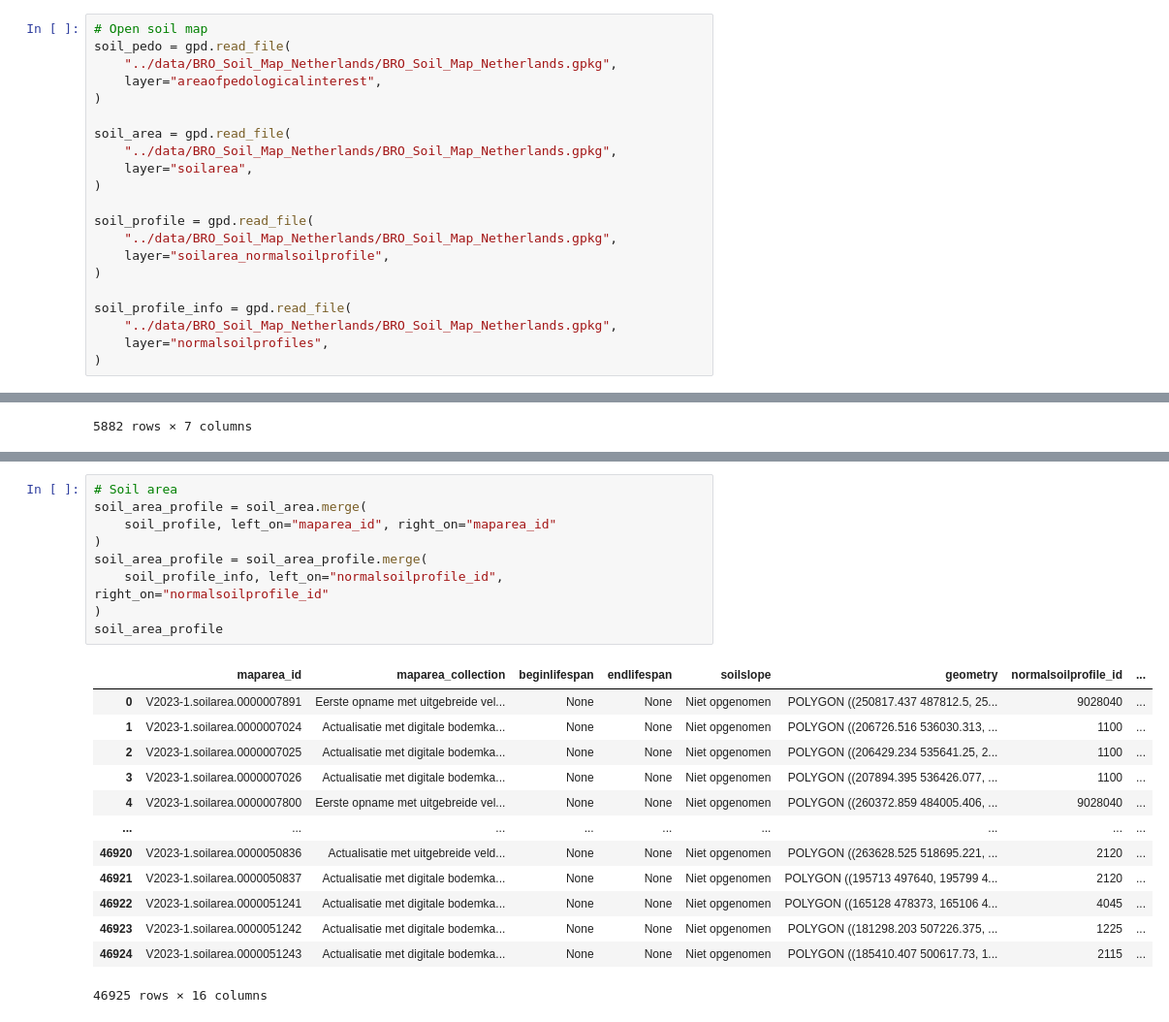
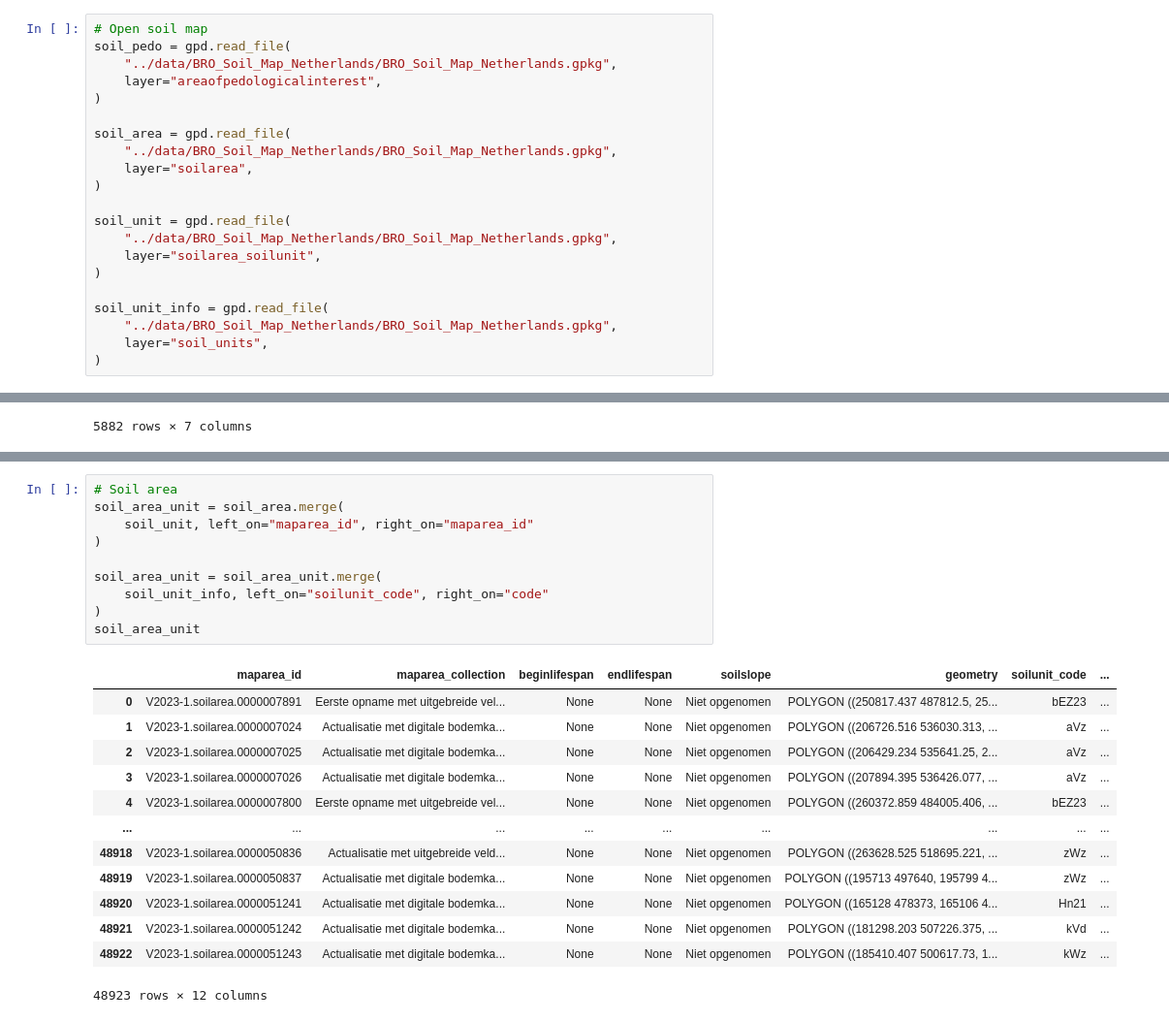
Before and after one commit to ramiqcom/hack4good-biodiversity, a Jupyter notebook: notebook/soil.ipynb, the cells around one changed output, grey strips where cells are left out. Shown: that part at 97% size. Drawn from its saved outputs; the diff is of its cells as text.

Commit message:
soil data work

```diff
--- a/notebook/soil.ipynb
+++ b/notebook/soil.ipynb
@@ -12,14 +16,14 @@ soil_area = gpd.read_file(
     layer="soilarea",
 )
 
-soil_profile = gpd.read_file(
+soil_unit = gpd.read_file(
     "../data/BRO_Soil_Map_Netherlands/BRO_Soil_Map_Netherlands.gpkg",
-    layer="soilarea_normalsoilprofile",
+    layer="soilarea_soilunit",
 )
 
-soil_profile_info = gpd.read_file(
+soil_unit_info = gpd.read_file(
     "../data/BRO_Soil_Map_Netherlands/BRO_Soil_Map_Netherlands.gpkg",
-    layer="normalsoilprofiles",
+    layer="soil_units",
 )
 # %%
 soil_pedo_label = soil_pedo["pedologicalinterest"].unique()
@@ -76,23 +113,24 @@ soil_profile_info
 # %%
 # Soil area
-soil_area_profile = soil_area.merge(
-    soil_profile, left_on="maparea_id", right_on="maparea_id"
+soil_area_unit = soil_area.merge(
+    soil_unit, left_on="maparea_id", right_on="maparea_id"
 )
-soil_area_profile = soil_area_profile.merge(
-    soil_profile_info, left_on="normalsoilprofile_id", right_on="normalsoilprofile_id"
+
+soil_area_unit = soil_area_unit.merge(
+    soil_unit_info, left_on="soilunit_code", right_on="code"
 )
-soil_area_profile
+soil_area_unit
 # %% [output]
-|  | maparea_id | maparea_collection | beginlifespan | endlifespan | soilslope | geometry | normalsoilprofile_id | ... |
-| 0 | V2023-1.soilarea.0000007891 | Eerste opname met uitgebreide vel... | None | None | Niet opgenomen | POLYGON ((250817.437 487812.5, 25... | 9028040 | ... |
-| 1 | V2023-1.soilarea.0000007024 | Actualisatie met digitale bodemka... | None | None | Niet opgenomen | POLYGON ((206726.516 536030.313, ... | 1100 | ... |
-| 2 | V2023-1.soilarea.0000007025 | Actualisatie met digitale bodemka... | None | None | Niet opgenomen | POLYGON ((206429.234 535641.25, 2... | 1100 | ... |
-| 3 | V2023-1.soilarea.0000007026 | Actualisatie met digitale bodemka... | None | None | Niet opgenomen | POLYGON ((207894.395 536426.077, ... | 1100 | ... |
-| 4 | V2023-1.soilarea.0000007800 | Eerste opname met uitgebreide vel... | None | None | Niet opgenomen | POLYGON ((260372.859 484005.406, ... | 9028040 | ... |
+|  | maparea_id | maparea_collection | beginlifespan | endlifespan | soilslope | geometry | soilunit_code | ... |
+| 0 | V2023-1.soilarea.0000007891 | Eerste opname met uitgebreide vel... | None | None | Niet opgenomen | POLYGON ((250817.437 487812.5, 25... | bEZ23 | ... |
+| 1 | V2023-1.soilarea.0000007024 | Actualisatie met digitale bodemka... | None | None | Niet opgenomen | POLYGON ((206726.516 536030.313, ... | aVz | ... |
+| 2 | V2023-1.soilarea.0000007025 | Actualisatie met digitale bodemka... | None | None | Niet opgenomen | POLYGON ((206429.234 535641.25, 2... | aVz | ... |
+| 3 | V2023-1.soilarea.0000007026 | Actualisatie met digitale bodemka... | None | None | Niet opgenomen | POLYGON ((207894.395 536426.077, ... | aVz | ... |
+| 4 | V2023-1.soilarea.0000007800 | Eerste opname met uitgebreide vel... | None | None | Niet opgenomen | POLYGON ((260372.859 484005.406, ... | bEZ23 | ... |
 | ... | ... | ... | ... | ... | ... | ... | ... | ... |
-| 46920 | V2023-1.soilarea.0000050836 | Actualisatie met uitgebreide veld... | None | None | Niet opgenomen | POLYGON ((263628.525 518695.221, ... | 2120 | ... |
-| 46921 | V2023-1.soilarea.0000050837 | Actualisatie met digitale bodemka... | None | None | Niet opgenomen | POLYGON ((195713 497640, 195799 4... | 2120 | ... |
-| 46922 | V2023-1.soilarea.0000051241 | Actualisatie met digitale bodemka... | None | None | Niet opgenomen | POLYGON ((165128 478373, 165106 4... | 4045 | ... |
-| 46923 | V2023-1.soilarea.0000051242 | Actualisatie met digitale bodemka... | None | None | Niet opgenomen | POLYGON ((181298.203 507226.375, ... | 1225 | ... |
-| 46924 | V2023-1.soilarea.0000051243 | Actualisatie met digitale bodemka... | None | None | Niet opgenomen | POLYGON ((185410.407 500617.73, 1... | 2115 | ... |
+| 48918 | V2023-1.soilarea.0000050836 | Actualisatie met uitgebreide veld... | None | None | Niet opgenomen | POLYGON ((263628.525 518695.221, ... | zWz | ... |
+| 48919 | V2023-1.soilarea.0000050837 | Actualisatie met digitale bodemka... | None | None | Niet opgenomen | POLYGON ((195713 497640, 195799 4... | zWz | ... |
+| 48920 | V2023-1.soilarea.0000051241 | Actualisatie met digitale bodemka... | None | None | Niet opgenomen | POLYGON ((165128 478373, 165106 4... | Hn21 | ... |
+| 48921 | V2023-1.soilarea.0000051242 | Actualisatie met digitale bodemka... | None | None | Niet opgenomen | POLYGON ((181298.203 507226.375, ... | kVd | ... |
+| 48922 | V2023-1.soilarea.0000051243 | Actualisatie met digitale bodemka... | None | None | Niet opgenomen | POLYGON ((185410.407 500617.73, 1... | kWz | ... |
-46925 rows × 16 columns
+48923 rows × 12 columns
```
Also changed, not shown: parts of 12 cells of this notebook, 1 other file.
